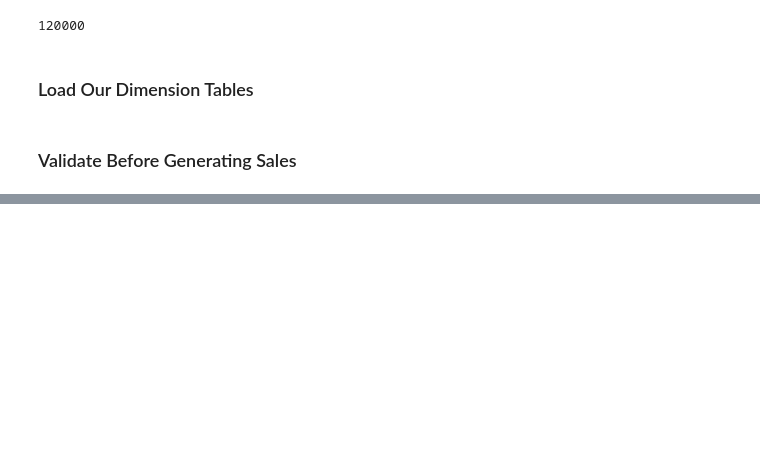
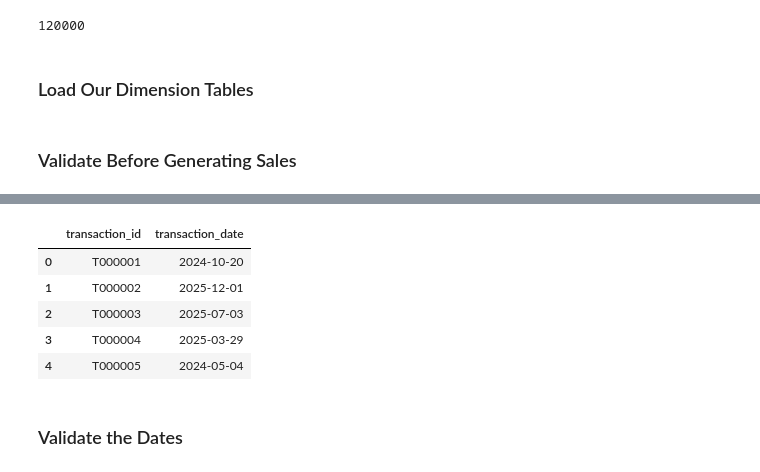
Before and after one commit to Abu-Hozaifa-Retail-Analyst/Retail-Sales-And-Store-Performance-Analytics, a Jupyter notebook: python/05_generate_sales_transactions.ipynb, the cells around one changed output, grey strips where cells are left out. Cells and saved outputs as stored; diff of their text form; code cells hidden in the pictures; blank space fills up the shorter version.

```diff
--- a/python/05_generate_sales_transactions.ipynb
+++ b/python/05_generate_sales_transactions.ipynb
@@ -39,0 +212,11 @@ assert df_date["date"].is_unique
+# %%
+df_sales.head()
+# %% [output]
+|  | transaction_id | transaction_date |
+| 0 | T000001 | 2024-10-20 |
+| 1 | T000002 | 2025-12-01 |
+| 2 | T000003 | 2025-07-03 |
+| 3 | T000004 | 2025-03-29 |
+| 4 | T000005 | 2024-05-04 |
+# %% [markdown]
+### Validate the Dates
```
Also changed, not shown: parts of 44 cells of this notebook.
